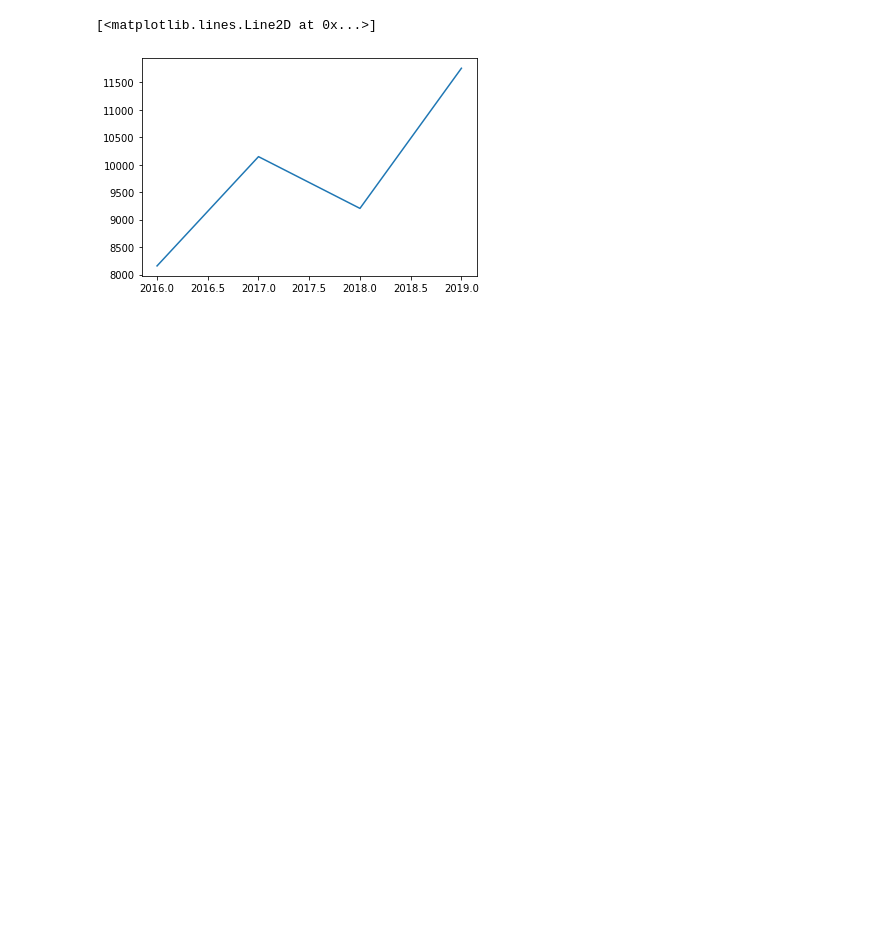
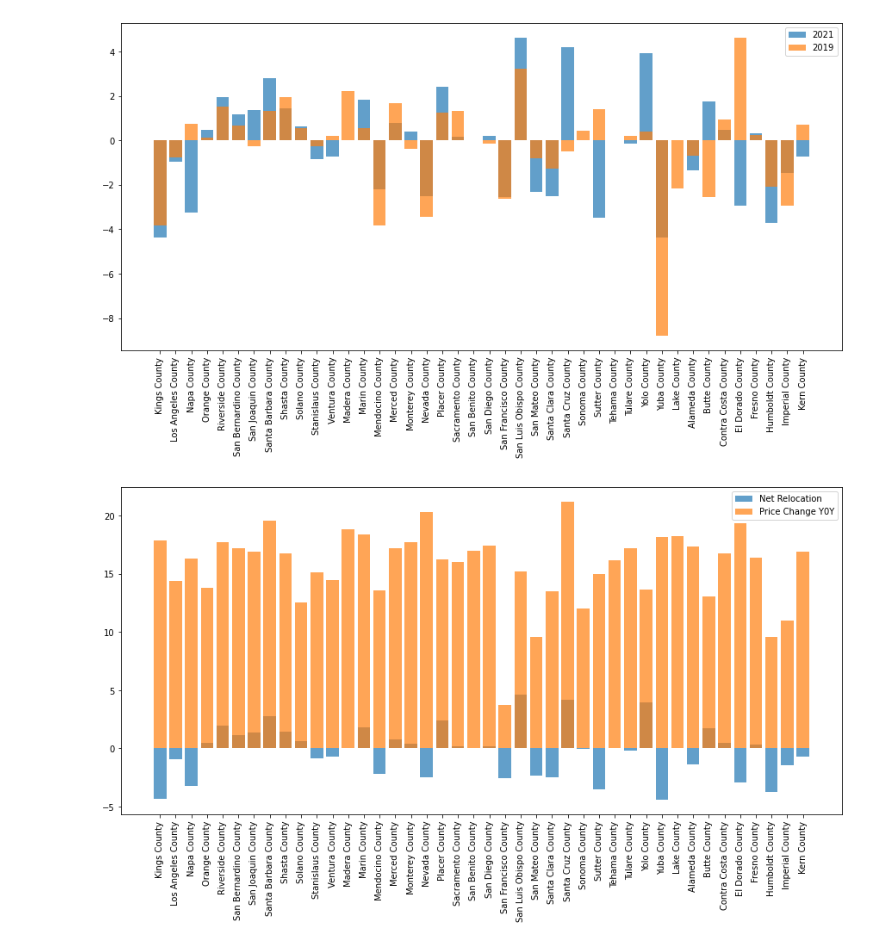
Before and after one commit to ehabsameh/Final_Project, a Jupyter notebook: Remotework_Impact_on_HousingPrices.ipynb, the cells around one changed output. Cells and saved outputs as stored; diff of their text form; code cells hidden in the pictures; blank space fills up the shorter version.

```diff
--- a/Remotework_Impact_on_HousingPrices.ipynb
+++ b/Remotework_Impact_on_HousingPrices.ipynb
@@ -160,8 +117,37 @@ merged_df.head(1000)
-# %%
-merged_df
-
-cal = merged_df[merged_df['County'] == "San Luis Obispo County"]
-plt.plot(cal['year'], cal['worked_from_home'])
-# %% [output]
-[<matplotlib.lines.Line2D at 0x...>]
-[figure, removed]
+# %%
+# sanity check
+
+#year_to_include = [2021,2019]
+#filter = merged_df[(merged_df['State'] == "California") & (merged_df['year'].isin(year_to_include))]
+filter1 = merged_df[(merged_df['State'] == "California") & (merged_df['year']== 2021)]
+filter2 = merged_df[(merged_df['State'] == "California") & (merged_df['year']== 2019)]
+#plt.plot(filter['year'], filter['worked_from_home'])
+#fig, ax = plt.subplots(figsize=(15, 9))
+plt.rcParams['figure.figsize'] = [15, 7]
+plt.bar(x=filter1['County'],height= filter1['Net_Relo_IN-OUT_St_Ratio'], label = "2021", alpha=0.7)
+plt.bar(x=filter2['County'],height= filter2['Net_Relo_IN-OUT_St_Ratio'], label= "2019", alpha = 0.7)
+plt.xticks(rotation=90)
+plt.legend()
+plt.show()
+
+
+plt.rcParams['figure.figsize'] = [15, 7]
+plt.bar(x=filter1['County'],height= filter1['Net_Relo_IN-OUT_St_Ratio'], label = "Net Relocation", alpha=0.7)
+plt.bar(x=filter1['County'],height= filter1['Price_Change'], label= "Price Change Y0Y", alpha = 0.7)
+plt.xticks(rotation=90)
+plt.legend()
+plt.show()
+
+plt.rcParams['figure.figsize'] = [15, 7]
+plt.scatter(filter1['Net_Relo_IN-OUT_NW_Ratio'],filter1['Price_Change'])
+plt.legend()
+plt.show()
+
+plt.rcParams['figure.figsize'] = [15, 7]
+plt.scatter(merged_df['Net_Relo_IN-OUT_NW_Ratio'],merged_df['Price_Change'])
+plt.ylim((-10,30))
+plt.legend()
+plt.show()
+# %% [output]
+[figure, added]
+[figure, added]
```
Also changed, not shown: parts of 8 cells of this notebook.
